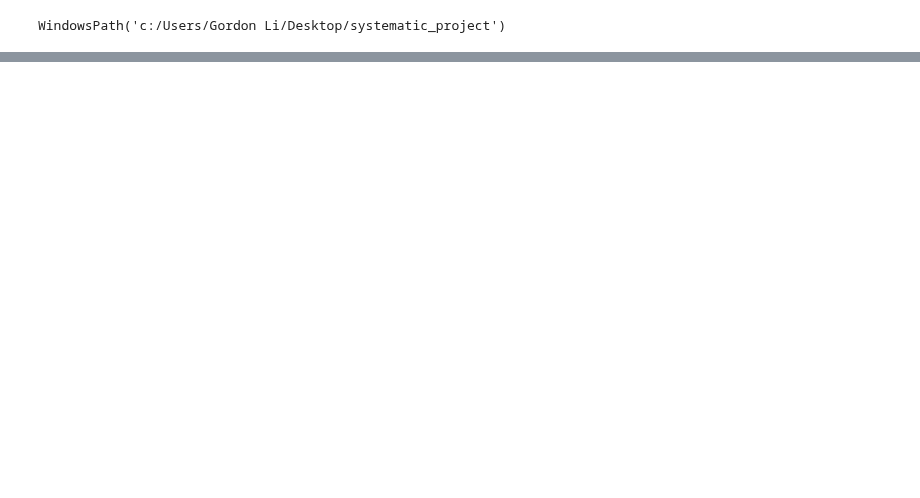
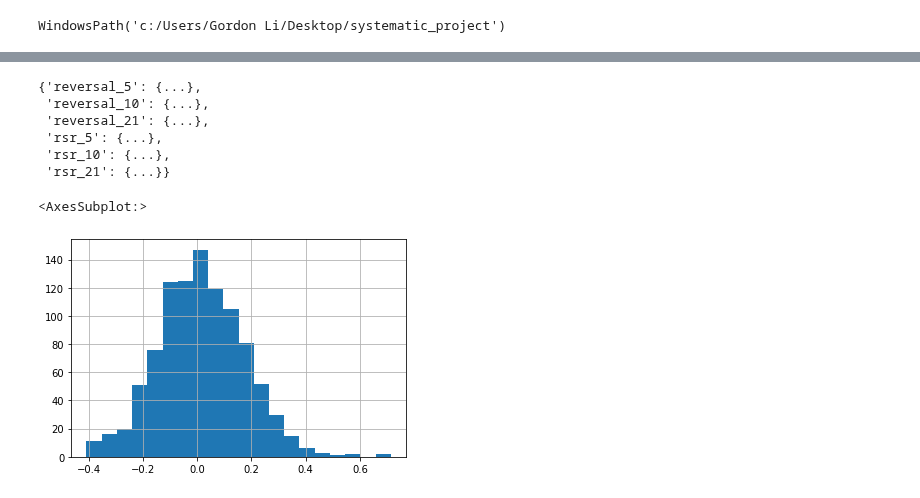
Before and after one commit to hungryfire267/systematic-equities-research, a Jupyter notebook: notebooks/research.ipynb, the cells around one changed output, grey strips where cells are left out. Saved outputs shown, nothing was run; the diff lists cells and outputs as text; code cells hidden in the pictures; blank space fills up the shorter version.

```diff
--- a/notebooks/research.ipynb
+++ b/notebooks/research.ipynb
@@ -53,0 +42,4 @@ IC(returns_df, factors_df_dict["microstructure"]).run_data()
+# %%
+ic_dict, ic_results_dict = dict(), dict()
+for factor, df in factors_df_dict.items():
+    ic_dict[factor], ic_results_dict[factor] = IC(returns_df, factors_df_dict[factor]).run_data()
@@ -53,0 +95,14 @@ IC(returns_df, factors_df_dict["microstructure"]).run_data()
+# %%
+reversal_ic_dict["reversal_10"]
+# %% [output]
+{'reversal_5': {...},
+ 'reversal_10': {...},
+ 'reversal_21': {...},
+ 'rsr_5': {...},
+ 'rsr_10': {...},
+ 'rsr_21': {...}}
+# %%
+reversal_ic_dict["reversal_21"].hist(bins=20)
+# %% [output]
+<AxesSubplot:>
+[figure, added]
```
Also changed, not shown: parts of 24 cells of this notebook, 21 other files.
